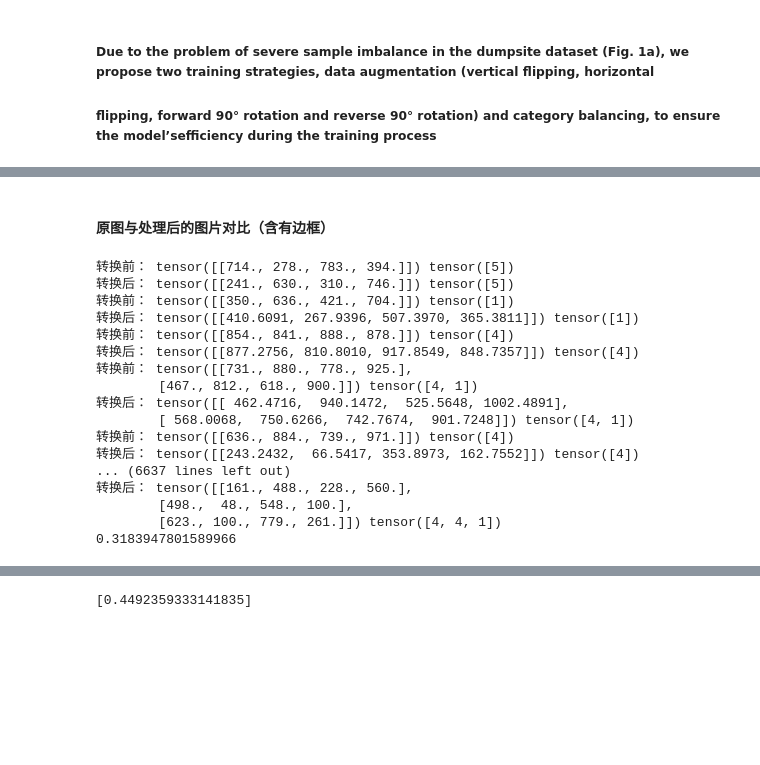
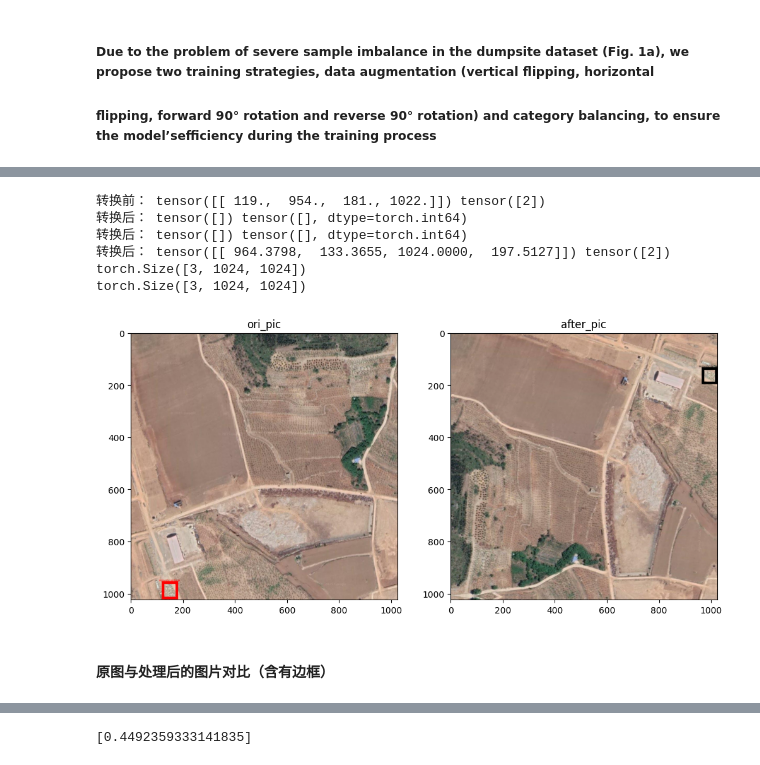
Before and after one commit to fengyan-cn/COMP9444, a Jupyter notebook: project/data_processing.ipynb, the cells around one changed output, grey strips where cells are left out. Cells and saved outputs as stored; diff of their text form; code cells hidden in the pictures; blank space fills up the shorter version.

```diff
--- a/project/data_processing.ipynb
+++ b/project/data_processing.ipynb
@@ -247,2 +261,12 @@ dataset.compare_pic(32)
+# %%
+train_dataset.compare_pic(32)
+# %% [output]
+转换前： tensor([[ 119.,  954.,  181., 1022.]]) tensor([2])
+转换后： tensor([]) tensor([], dtype=torch.int64)
+转换后： tensor([]) tensor([], dtype=torch.int64)
+转换后： tensor([[ 964.3798,  133.3655, 1024.0000,  197.5127]]) tensor([2])
+torch.Size([3, 1024, 1024])
+torch.Size([3, 1024, 1024])
+[figure, added]
 # %% [markdown]
 #### 原图与处理后的图片对比（含有边框）
@@ -272,15 +301,7 @@ lr_scheduler = torch.optim.lr_scheduler.StepLR(optimizer=optimizer, step_size=3,
 # %%
-epochs = 1
-device = torch.device("cuda") if torch.cuda.is_available() else "cpu"
-model.to(device)
-model.train()
-loss_epochs = []
-optimizer = torch.optim.SGD(model.parameters(), lr=0.001, momentum=0.9)
-lr_scheduler = torch.optim.lr_scheduler.StepLR(optimizer, step_size=5, gamma=0.1)
-
 for epoch in range(epochs):
     loss_epoch = []
-    for images, targets in dataloader:
+    for images, targets in train_dataloader:
         images = list(image.to(device) for image in images)
         filtered_images = []
         filtered_targets = []
@@ -300,7 +321,6 @@ for epoch in range(epochs):
         loss_epoch.append(losses.item())
         print(losses.item())
     loss_epochs.append(np.mean(loss_epoch))
-
     lr_scheduler.step()
     checkpoint_path = f"model_epoch_{epoch + 1}.pth"
     torch.save({
@@ -310,21 +330,11 @@ for epoch in range(epochs):
         'lr_scheduler_state_dict' : lr_scheduler.state_dict(),
         'loss' : losses.item(),
     }, checkpoint_path)
+
+torch.save({
+        'epoch' : epoch,
+        'model_state_dict' : model.state_dict(),
+        'optimizer_state_dict' : optimizer.state_dict(),
+        'lr_scheduler_state_dict' : lr_scheduler.state_dict(),
+        'loss' : losses.item(),
+    }, f"final_model.pth")
-# %% [output]
-转换前： tensor([[714., 278., 783., 394.]]) tensor([5])
-转换后： tensor([[241., 630., 310., 746.]]) tensor([5])
-转换前： tensor([[350., 636., 421., 704.]]) tensor([1])
-转换后： tensor([[410.6091, 267.9396, 507.3970, 365.3811]]) tensor([1])
-转换前： tensor([[854., 841., 888., 878.]]) tensor([4])
-转换后： tensor([[877.2756, 810.8010, 917.8549, 848.7357]]) tensor([4])
-转换前： tensor([[731., 880., 778., 925.],
-        [467., 812., 618., 900.]]) tensor([4, 1])
-转换后： tensor([[ 462.4716,  940.1472,  525.5648, 1002.4891],
-        [ 568.0068,  750.6266,  742.7674,  901.7248]]) tensor([4, 1])
-转换前： tensor([[636., 884., 739., 971.]]) tensor([4])
-转换后： tensor([[243.2432,  66.5417, 353.8973, 162.7552]]) tensor([4])
-... (6637 lines left out)
-转换后： tensor([[161., 488., 228., 560.],
-        [498.,  48., 548., 100.],
-        [623., 100., 779., 261.]]) tensor([4, 4, 1])
-0.3183947801589966
```
Also changed, not shown: parts of 13 cells of this notebook.
